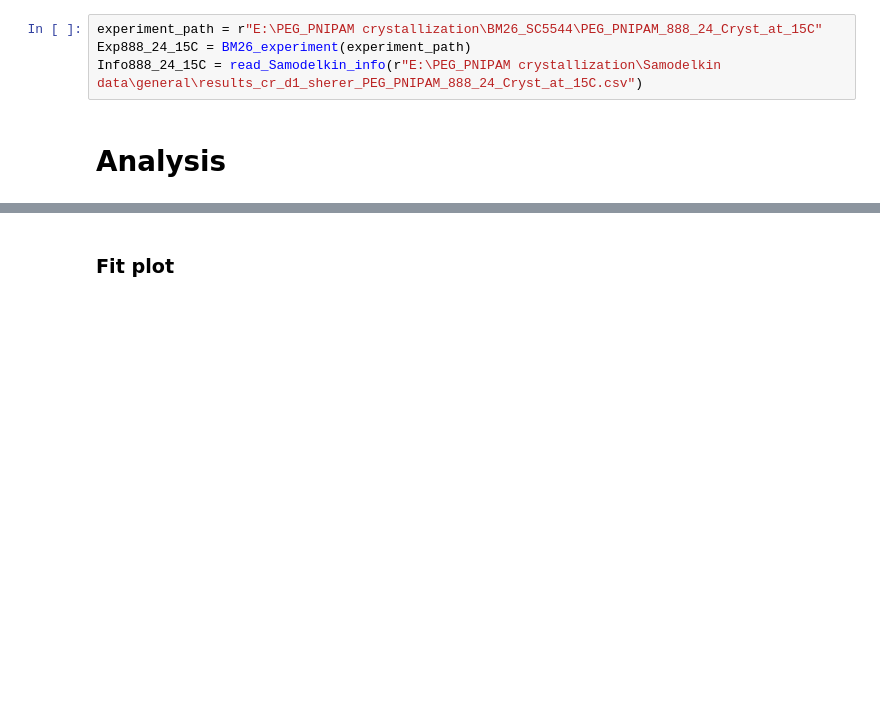
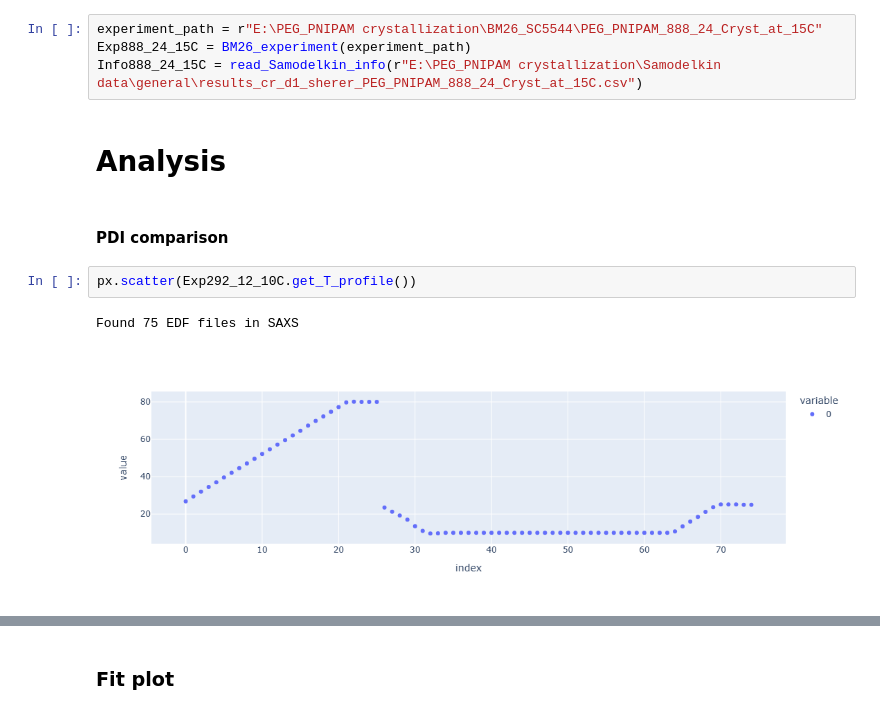
Before and after one commit to Akmalumarov/X_Ray_Scattering_Analysis, a Jupyter notebook: projects/Brushes/PEG_PNIPAM_crystallization/PEG_PNIPAM_cryst.ipynb, the cells around one changed output, grey strips where cells are left out. Drawn from its saved outputs; the diff is of its cells as text; blank space fills up the shorter version.

```diff
--- a/projects/Brushes/PEG_PNIPAM_crystallization/PEG_PNIPAM_cryst.ipynb
+++ b/projects/Brushes/PEG_PNIPAM_crystallization/PEG_PNIPAM_cryst.ipynb
@@ -142,3 +163,10 @@ Exp888_24_15C = BM26_experiment(experiment_path)
 Info888_24_15C = read_Samodelkin_info(r"E:\PEG_PNIPAM crystallization\Samodelkin data\general\results_cr_d1_sherer_PEG_PNIPAM_888_24_Cryst_at_15C.csv")
 # %% [markdown]
 # Analysis
+# %% [markdown]
+#### PDI comparison
+# %%
+px.scatter(Exp292_12_10C.get_T_profile())
+# %% [output]
+Found 75 EDF files in SAXS
+[figure, added]
```
Also changed, not shown: parts of 37 cells of this notebook, 10 other files.
